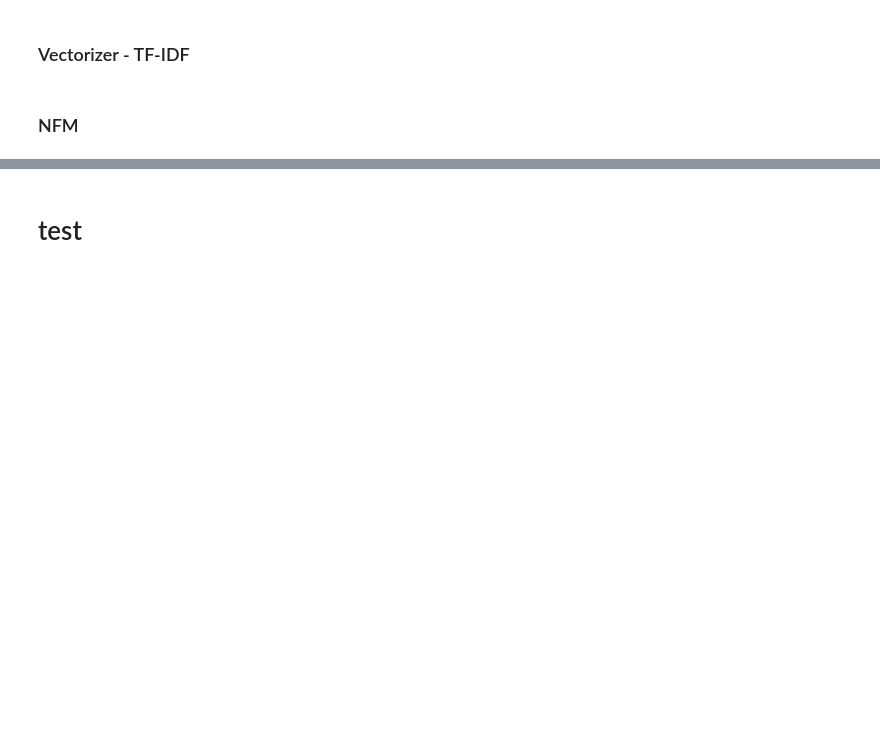
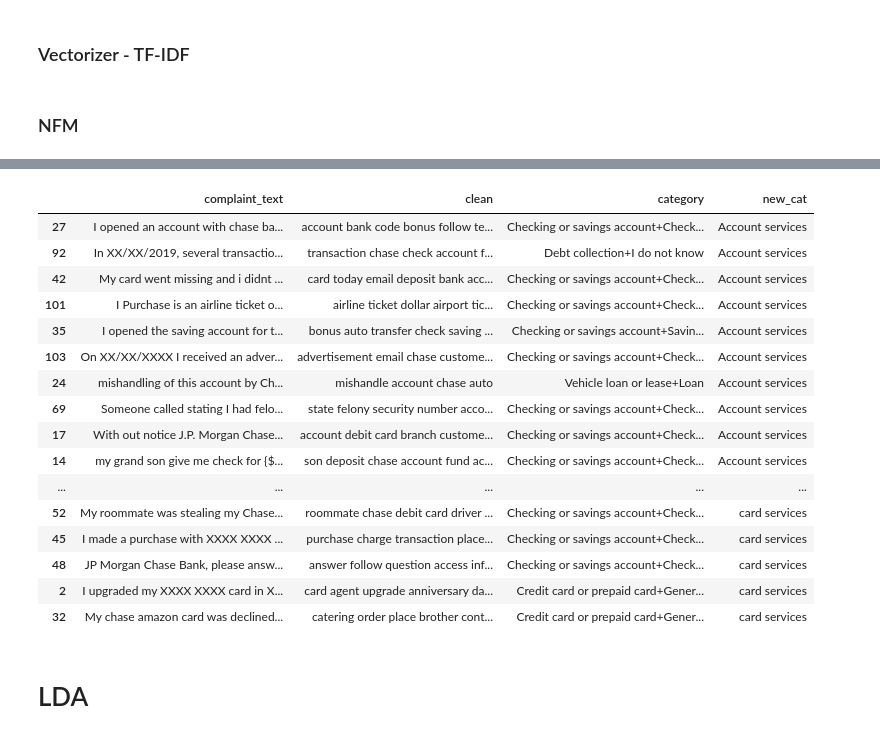
Before and after one commit to mosinsky/Multiclass_Classification, a Jupyter notebook: model.ipynb, the cells around one changed output, grey strips where cells are left out. Saved outputs shown, nothing was run; the diff lists cells and outputs as text; code cells hidden in the pictures; blank space fills up the shorter version.

Commit message:
NFM and assigning categories

```diff
--- a/model.ipynb
+++ b/model.ipynb
@@ -349,0 +310,11 @@ top 15 words for topic 4
+# %%
+model = NMF(n_components=5, random_state=40)
+W = model.fit_transform(dtm)
+H = model.n_components_
+# %%
+categories = []
+for i, document in enumerate(dtm):
+    assigned_cat = W[i].argmax()
+    categories.append(assigned_cat)
+
+data["new_cat"] = categories
@@ -350,2 +344,37 @@ top 15 words for topic 4
+# %%
+
+
+#Create the dictionary of Topic names and Topics
+cat_mapping = {
+    0: 'Account services',
+    1: 'card services',
+    2: 'Mortgage/Loan services',
+    3: 'Reporting services',
+    4: 'Others services'
+}
+
+#Replace Topics with Topic Names
+data['new_cat'] = data['new_cat'].map(cat_mapping)
+# %%
+temp =data[['complaint_text','clean','category','new_cat']].groupby('new_cat').head(10)
+temp.sort_values('new_cat')
+# %% [output]
+|  | complaint_text | clean | category | new_cat |
+| 27 | I opened an account with chase ba... | account bank code bonus follow te... | Checking or savings account+Check... | Account services |
+| 92 | In XX/XX/2019, several transactio... | transaction chase check account f... | Debt collection+I do not know | Account services |
+| 42 | My card went missing and i didnt ... | card today email deposit bank acc... | Checking or savings account+Check... | Account services |
+| 101 | I Purchase is an airline ticket o... | airline ticket dollar airport tic... | Checking or savings account+Check... | Account services |
+| 35 | I opened the saving account for t... | bonus auto transfer check saving ... | Checking or savings account+Savin... | Account services |
+| 103 | On XX/XX/XXXX I received an adver... | advertisement email chase custome... | Checking or savings account+Check... | Account services |
+| 24 | mishandling of this account by Ch... | mishandle account chase auto | Vehicle loan or lease+Loan | Account services |
+| 69 | Someone called stating I had felo... | state felony security number acco... | Checking or savings account+Check... | Account services |
+| 17 | With out notice J.P. Morgan Chase... | account debit card branch custome... | Checking or savings account+Check... | Account services |
+| 14 | my grand son give me check for {$... | son deposit chase account fund ac... | Checking or savings account+Check... | Account services |
+| ... | ... | ... | ... | ... |
+| 52 | My roommate was stealing my Chase... | roommate chase debit card driver ... | Checking or savings account+Check... | card services |
+| 45 | I made a purchase with XXXX XXXX ... | purchase charge transaction place... | Checking or savings account+Check... | card services |
+| 48 | JP Morgan Chase Bank, please answ... | answer follow question access inf... | Checking or savings account+Check... | card services |
+| 2 | I upgraded my XXXX XXXX card in X... | card agent upgrade anniversary da... | Credit card or prepaid card+Gener... | card services |
+| 32 | My chase amazon card was declined... | catering order place brother cont... | Credit card or prepaid card+Gener... | card services |
 # %% [markdown]
-# test
+# LDA
```
Also changed, not shown: parts of 13 cells of this notebook.
